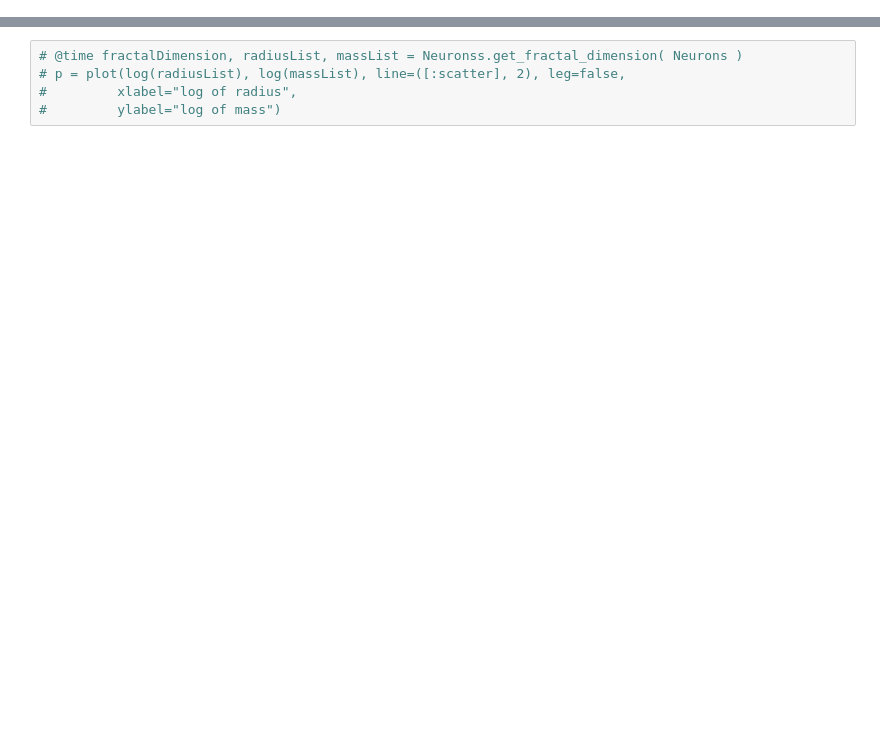
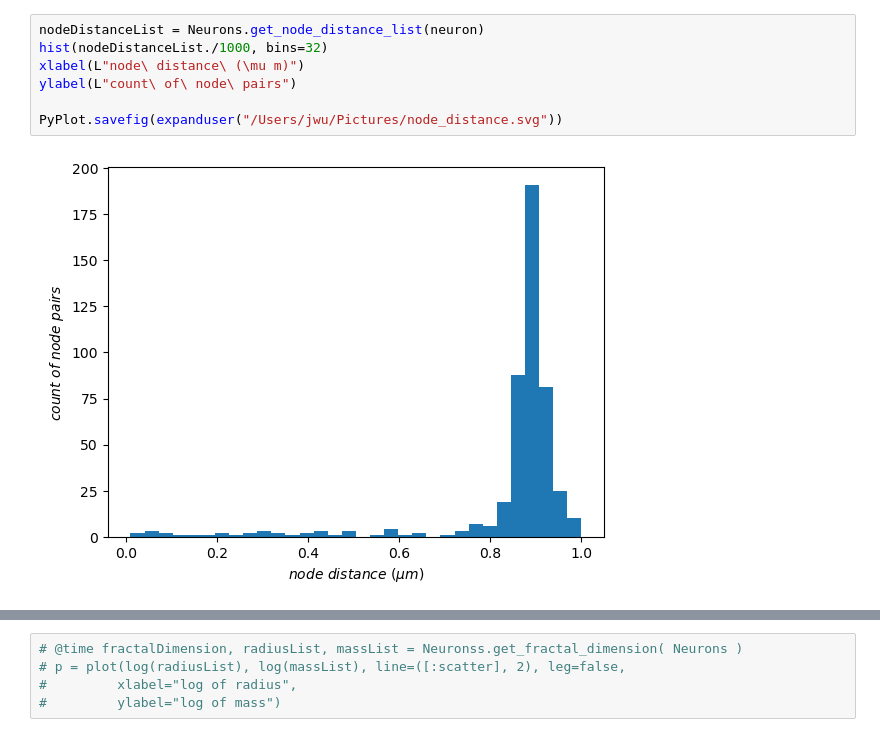
Before and after one commit to xiuliren/realneuralnetworks-notebook, a Jupyter notebook: 35_morphological_analysis/single_neuron_analysis.ipynb, the cells around one changed output, grey strips where cells are left out. Cells and saved outputs as stored; diff of their text form; blank space fills up the shorter version.

```diff
--- a/35_morphological_analysis/single_neuron_analysis.ipynb
+++ b/35_morphological_analysis/single_neuron_analysis.ipynb
@@ -93,3 +69,12 @@ histogram(nodeDistanceList)
+# %%
+nodeDistanceList = Neurons.get_node_distance_list(neuron)
+hist(nodeDistanceList./1000, bins=32)
+xlabel(L"node\ distance\ (\mu m)")
+ylabel(L"count\ of\ node\ pairs")
+
+PyPlot.savefig(expanduser("/Users/jwu/Pictures/node_distance.svg"))
+# %% [output]
+[figure, added]
 # %%
 Neurons.get_total_path_length(neuron)
 # %% [output]
```
Also changed, not shown: parts of 16 cells of this notebook, 20 other files.
